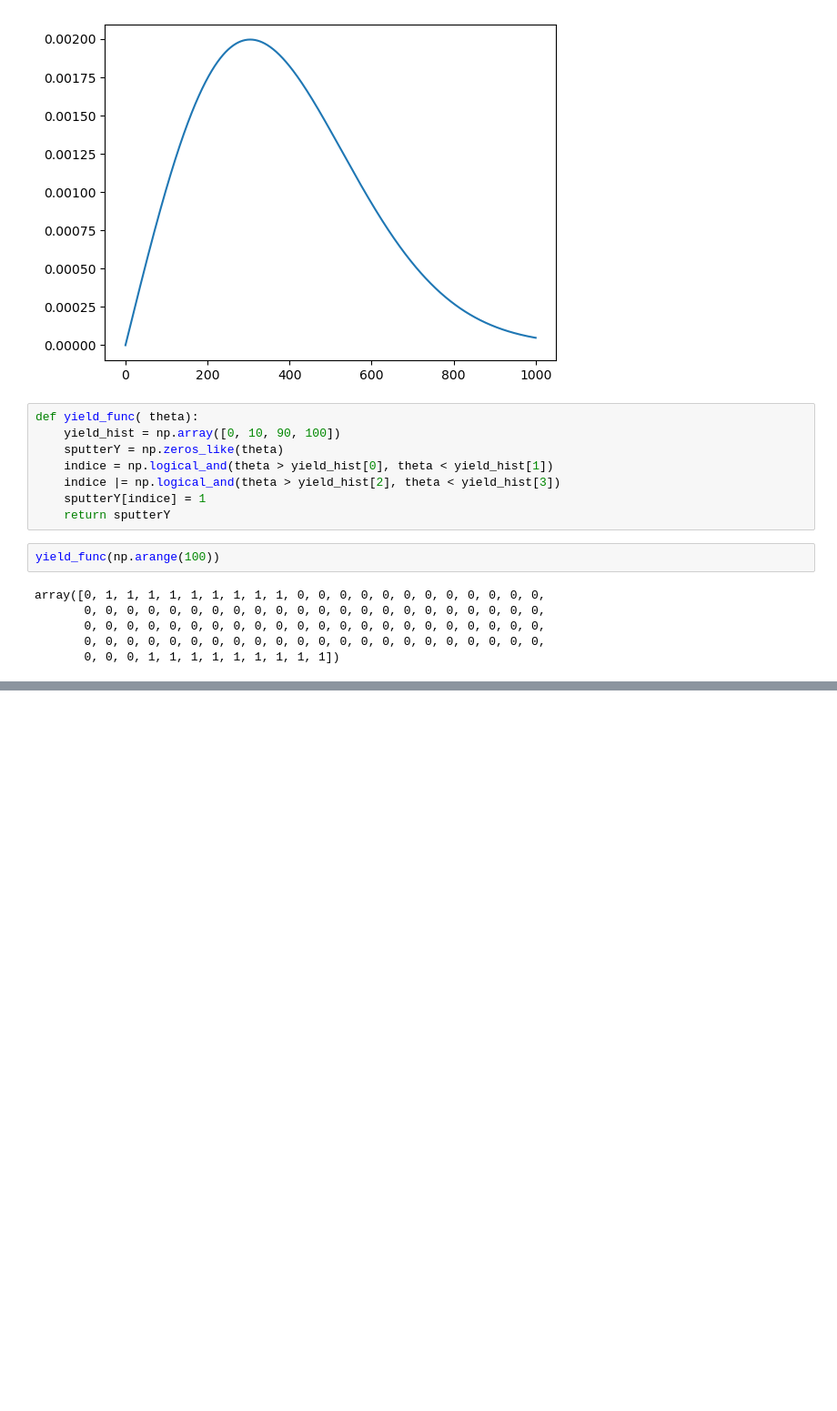
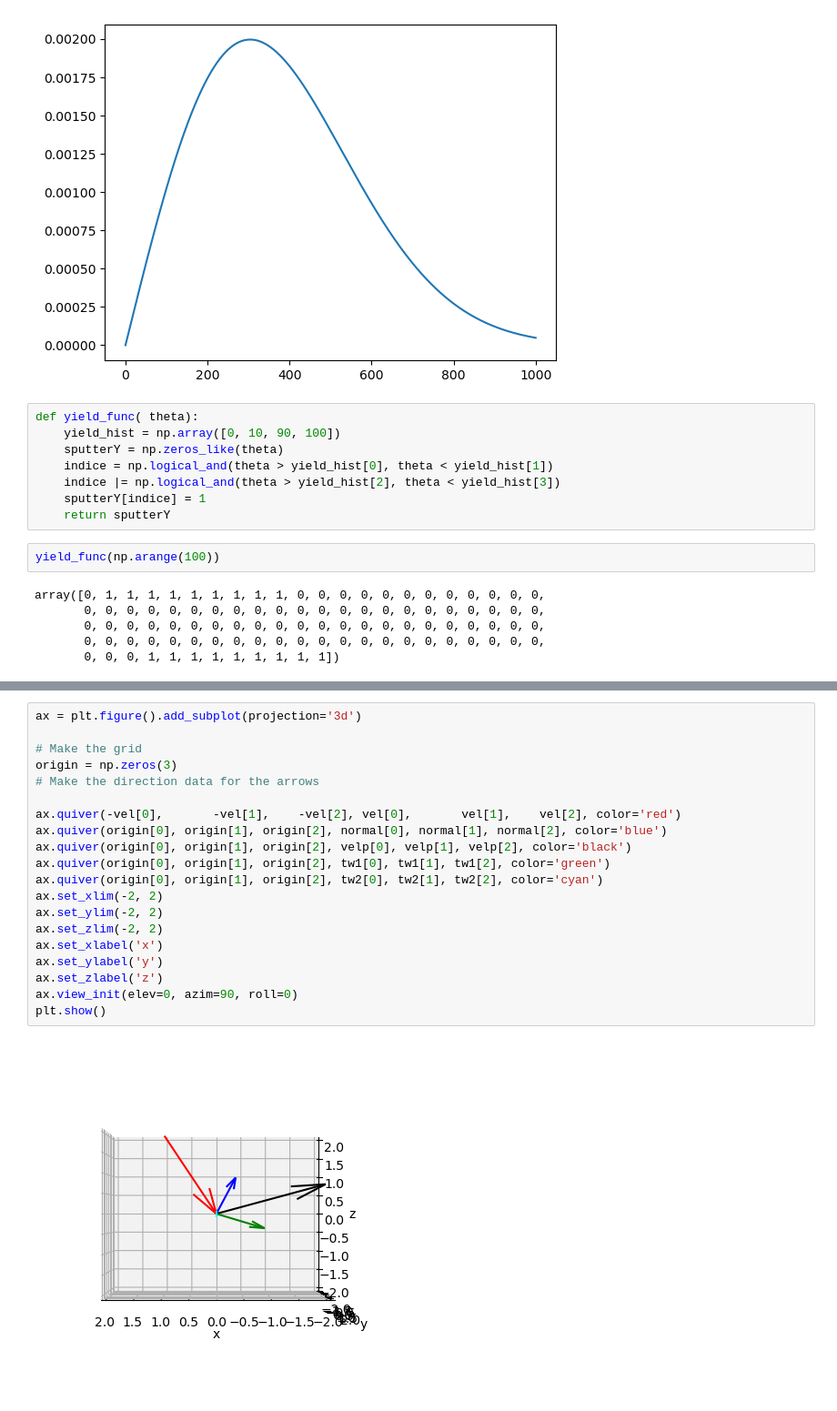
Before and after one commit to ararakitsubasa/etching, a Jupyter notebook: Multi_Species_etching_numba_test.ipynb, the cells around one changed output, grey strips where cells are left out. Shown at 91% size. Drawn from its saved outputs; the diff is of its cells as text; blank space fills up the shorter version.

```diff
--- a/Multi_Species_etching_numba_test.ipynb
+++ b/Multi_Species_etching_numba_test.ipynb
@@ -245,0 +460,22 @@ array([0, 1, 1, 1, 1, 1, 1, 1, 1, 1, 0, 0, 0, 0, 0, 0, 0, 0, 0, 0, 0, 0,
+# %%
+ax = plt.figure().add_subplot(projection='3d')
+
+# Make the grid
+origin = np.zeros(3)
+# Make the direction data for the arrows
+
+ax.quiver(-vel[0],       -vel[1],    -vel[2], vel[0],       vel[1],    vel[2], color='red')
+ax.quiver(origin[0], origin[1], origin[2], normal[0], normal[1], normal[2], color='blue')
+ax.quiver(origin[0], origin[1], origin[2], velp[0], velp[1], velp[2], color='black')
+ax.quiver(origin[0], origin[1], origin[2], tw1[0], tw1[1], tw1[2], color='green')
+ax.quiver(origin[0], origin[1], origin[2], tw2[0], tw2[1], tw2[2], color='cyan')
+ax.set_xlim(-2, 2)
+ax.set_ylim(-2, 2)
+ax.set_zlim(-2, 2)
+ax.set_xlabel('x')
+ax.set_ylabel('y')
+ax.set_zlabel('z')
+ax.view_init(elev=0, azim=90, roll=0)
+plt.show()
+# %% [output]
+[figure, added]
```
Also changed, not shown: parts of 12 cells of this notebook, 1 other file.
